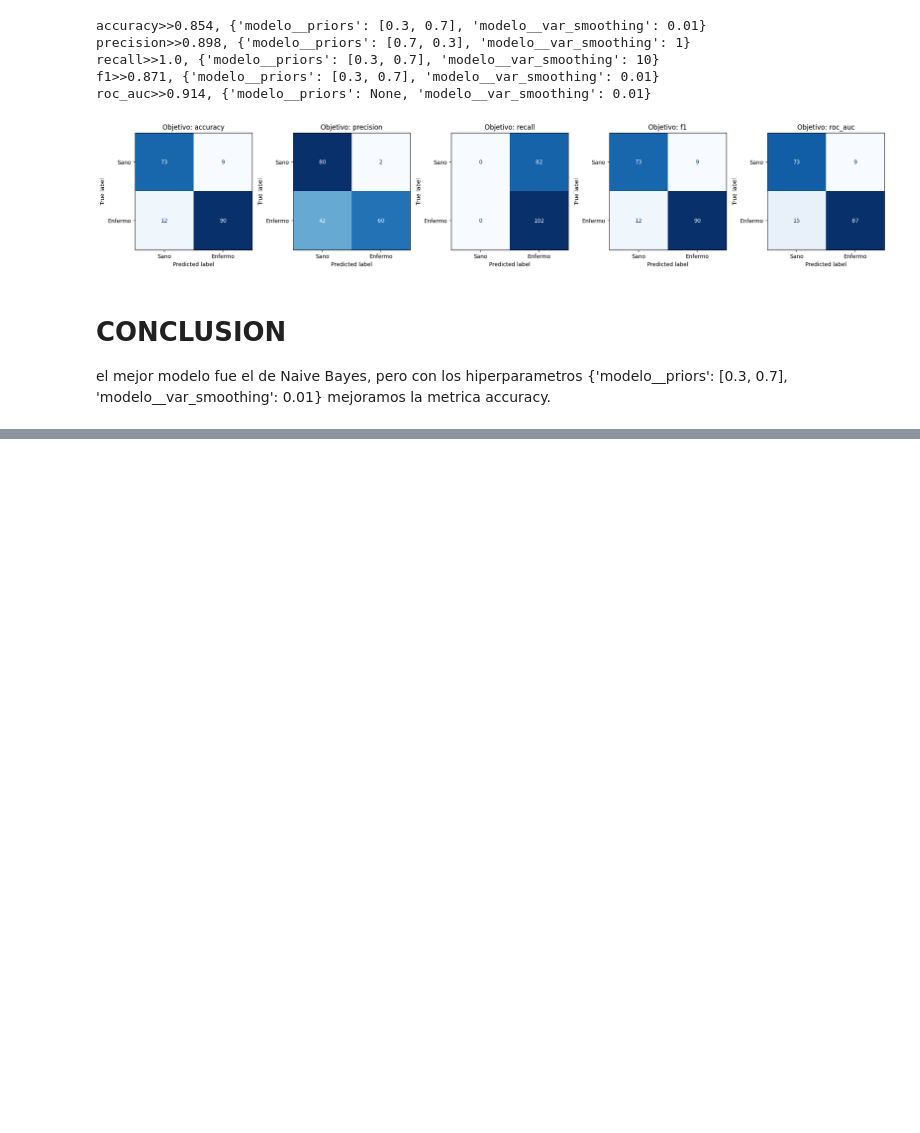
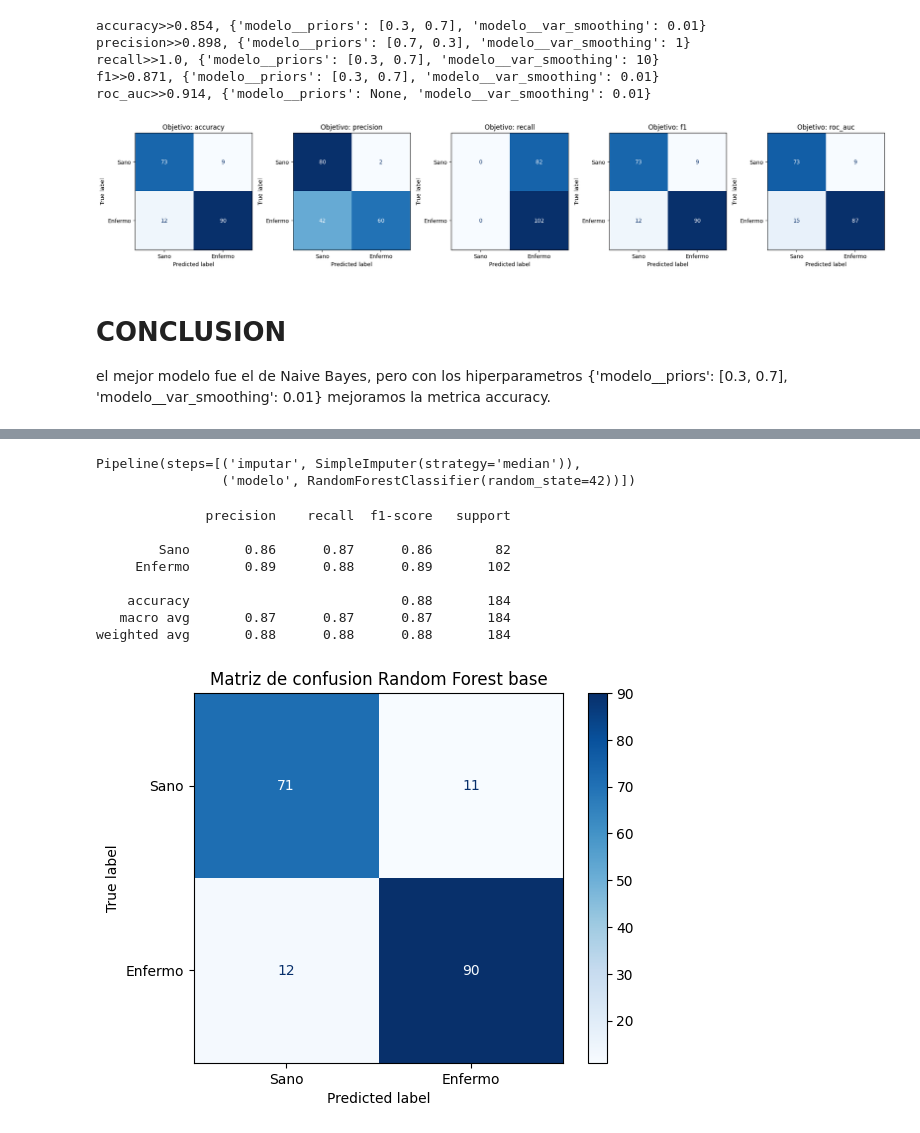
Before and after one commit to chelseame/IA_practicas, a Jupyter notebook: Parcial 2/Practica_SVM_Reglog_NB.ipynb, the cells around one changed output, grey strips where cells are left out. Drawn from its saved outputs; the diff is of its cells as text; code cells hidden in the pictures; blank space fills up the shorter version.

```diff
--- a/Parcial 2/Practica_SVM_Reglog_NB.ipynb
+++ b/Parcial 2/Practica_SVM_Reglog_NB.ipynb
@@ -571,0 +679,37 @@ el mejor modelo fue el de Naive Bayes, pero con los hiperparametros {'modelo__pr
+# %%
+from sklearn.ensemble import RandomForestClassifier
+
+#Creando el modelo base
+rforest_base = Pipeline([
+    ('imputar', SimpleImputer(strategy='median')),
+    ('modelo', RandomForestClassifier(random_state=42))
+])
+
+#adjustando modelo con valores por defecto
+rforest_base.fit(X_train, y_train)
+# %% [output]
+Pipeline(steps=[('imputar', SimpleImputer(strategy='median')),
+                ('modelo', RandomForestClassifier(random_state=42))])
+# %%
+#calculando las predicciones y la matriz de confusion
+y_pred = rforest_base.predict(X_test)
+
+#impirmiendo el reporte de la clasificacion
+print(classification_report(y_test, y_pred, target_names=clases))
+
+#construyendo matriz de confusion
+ConfusionMatrixDisplay.from_predictions(y_test, y_pred, display_labels=clases, cmap='Blues')
+
+#agregando titulo a la grafica
+plt.title("Matriz de confusion Random Forest base")
+plt.show()
+# %% [output]
+              precision    recall  f1-score   support
+
+        Sano       0.86      0.87      0.86        82
+     Enfermo       0.89      0.88      0.89       102
+
+    accuracy                           0.88       184
+   macro avg       0.87      0.87      0.87       184
+weighted avg       0.88      0.88      0.88       184
+[figure, added]
```
Also changed, not shown: parts of 13 cells of this notebook.
